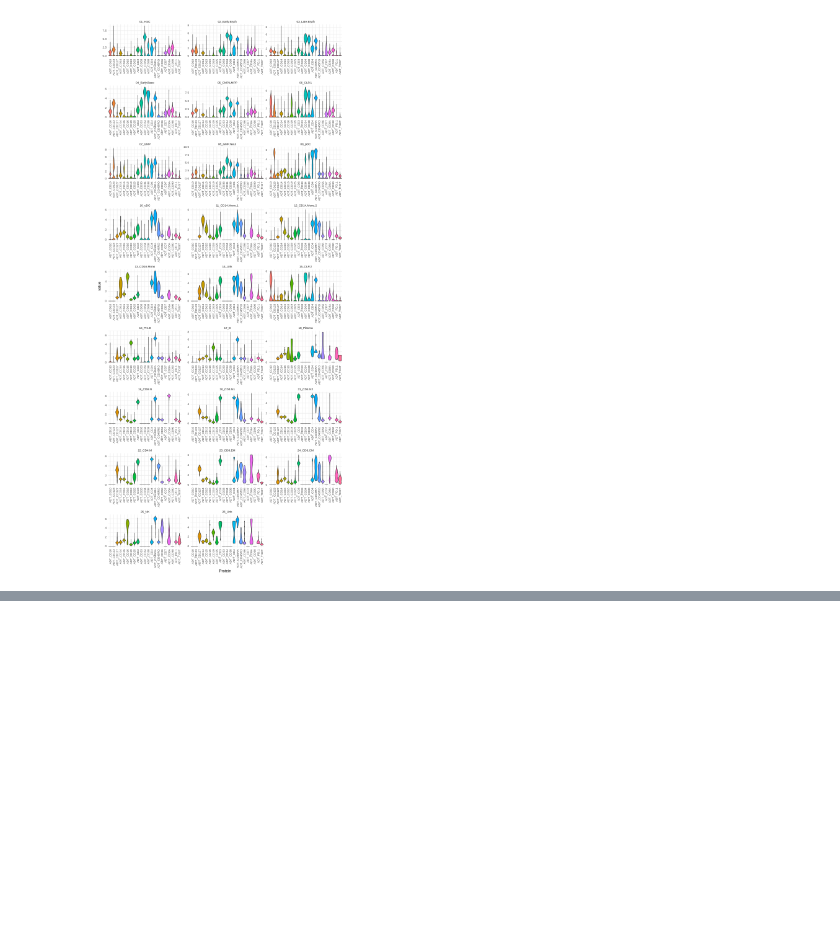
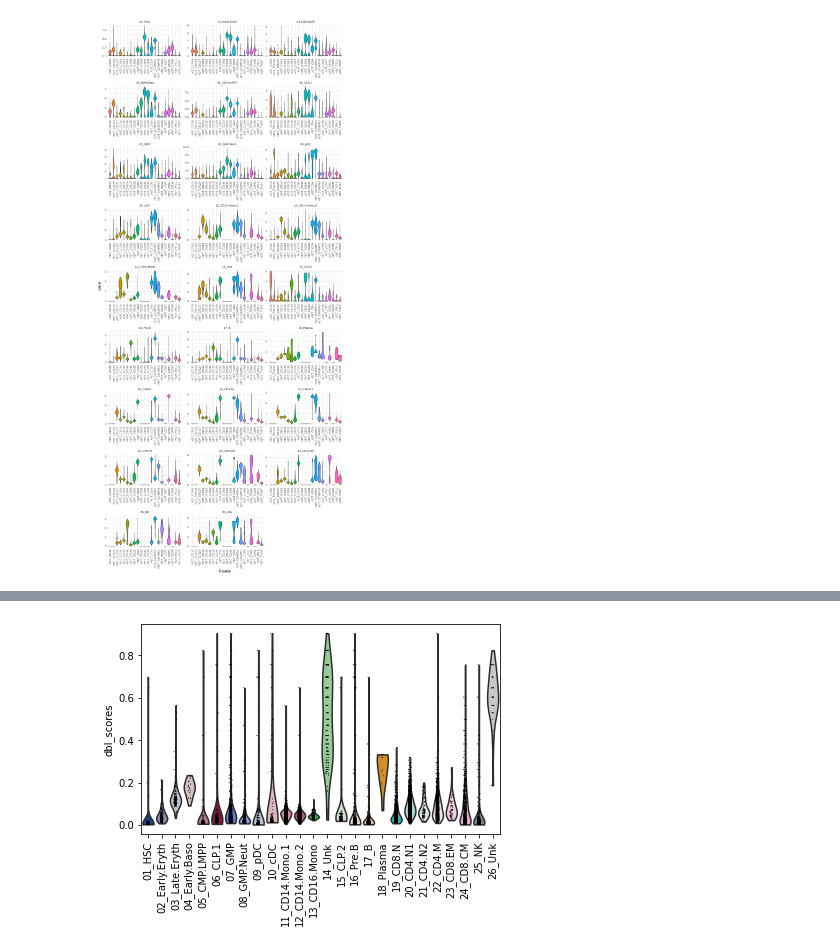
Before and after one commit to Sarah145/bone_marrow_analysis, a Jupyter notebook: notebooks/pre_processing_granja.ipynb, the cells around one changed output, grey strips where cells are left out. Cells and saved outputs as stored; diff of their text form; code cells hidden in the pictures; blank space fills up the shorter version.

```diff
--- a/notebooks/pre_processing_granja.ipynb
+++ b/notebooks/pre_processing_granja.ipynb
@@ -180,0 +210,4 @@ sc.pl.rank_genes_groups(adata, key='rank_genes_unk', sharey=False)
+# %%
+sc.pl.violin(bm, 'dbl_scores', groupby='BioClassification', rotation=90)
+# %% [output]
+[figure, added]
```
Also changed, not shown: parts of 22 cells of this notebook, 1 other file.
